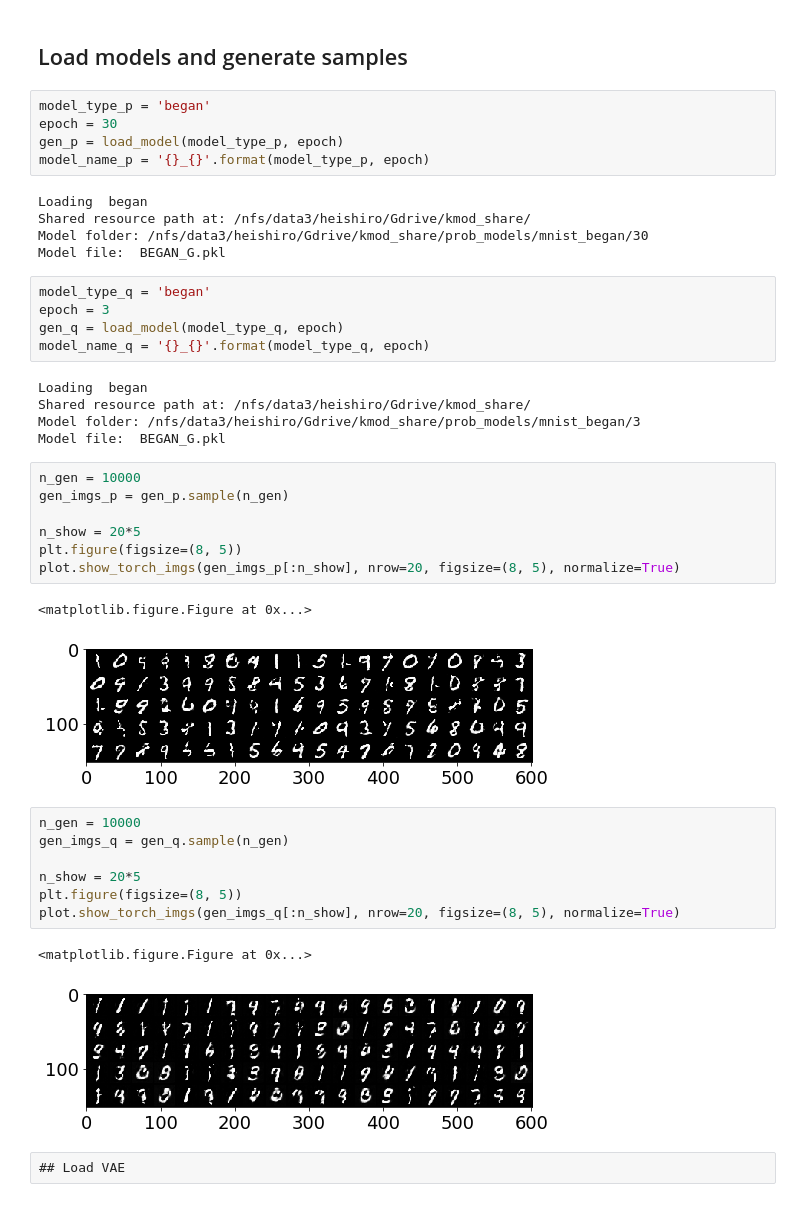
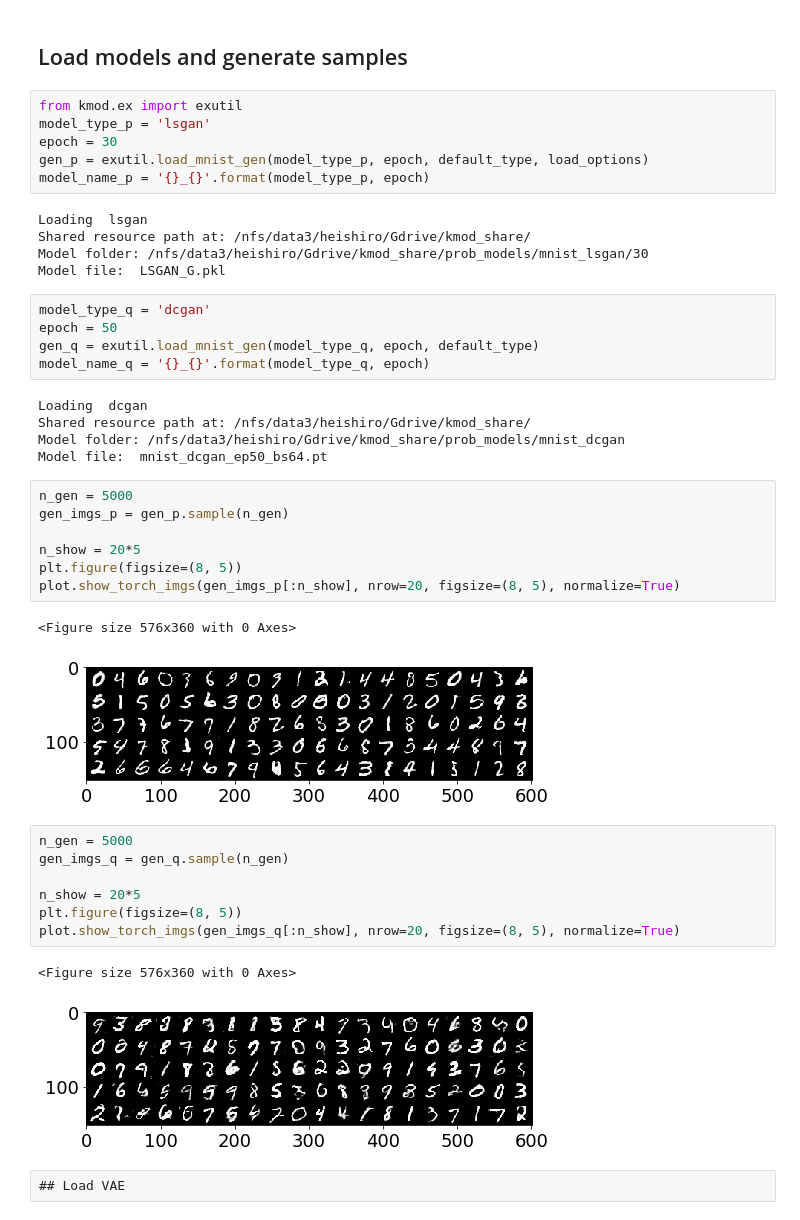
Before and after one commit to wittawatj/kernel-mod, a Jupyter notebook: ipynb/gan/mnist_barchart.ipynb, the cells around one changed output. Saved outputs shown, nothing was run; the diff lists cells and outputs as text.

```diff
--- a/ipynb/gan/mnist_barchart.ipynb
+++ b/ipynb/gan/mnist_barchart.ipynb
@@ -161,45 +119,46 @@ def load_model(model_name, epoch, batch_size=64):
 # %% [markdown]
 ## Load models and generate samples
 # %%
-model_type_p = 'began'
+from kmod.ex import exutil
+model_type_p = 'lsgan'
 epoch = 30
-gen_p = load_model(model_type_p, epoch)
+gen_p = exutil.load_mnist_gen(model_type_p, epoch, default_type, load_options)
 model_name_p = '{}_{}'.format(model_type_p, epoch)
 # %% [output]
-Loading  began
+Loading  lsgan
 Shared resource path at: /nfs/data3/heishiro/Gdrive/kmod_share/
-Model folder: /nfs/data3/heishiro/Gdrive/kmod_share/prob_models/mnist_began/30
-Model file:  BEGAN_G.pkl
+Model folder: /nfs/data3/heishiro/Gdrive/kmod_share/prob_models/mnist_lsgan/30
+Model file:  LSGAN_G.pkl
 # %%
-model_type_q = 'began'
-epoch = 3
-gen_q = load_model(model_type_q, epoch)
+model_type_q = 'dcgan'
+epoch = 50
+gen_q = exutil.load_mnist_gen(model_type_q, epoch, default_type)
 model_name_q = '{}_{}'.format(model_type_q, epoch)
 # %% [output]
-Loading  began
+Loading  dcgan
 Shared resource path at: /nfs/data3/heishiro/Gdrive/kmod_share/
-Model folder: /nfs/data3/heishiro/Gdrive/kmod_share/prob_models/mnist_began/3
-Model file:  BEGAN_G.pkl
+Model folder: /nfs/data3/heishiro/Gdrive/kmod_share/prob_models/mnist_dcgan
+Model file:  mnist_dcgan_ep50_bs64.pt
 # %%
-n_gen = 10000
+n_gen = 5000
 gen_imgs_p = gen_p.sample(n_gen)
 
 n_show = 20*5
 plt.figure(figsize=(8, 5))
 plot.show_torch_imgs(gen_imgs_p[:n_show], nrow=20, figsize=(8, 5), normalize=True)
 # %% [output]
-<matplotlib.figure.Figure at 0x...>
+<Figure size 576x360 with 0 Axes>
-[figure, old version]
+[figure, new version]
 # %%
-n_gen = 10000
+n_gen = 5000
 gen_imgs_q = gen_q.sample(n_gen)
 
 n_show = 20*5
 plt.figure(figsize=(8, 5))
 plot.show_torch_imgs(gen_imgs_q[:n_show], nrow=20, figsize=(8, 5), normalize=True)
 # %% [output]
-<matplotlib.figure.Figure at 0x...>
+<Figure size 576x360 with 0 Axes>
-[figure, old version]
+[figure, new version]
 # %% [raw]
 ## Load VAE
 # %% [raw]
```
Also changed, not shown: parts of 11 cells of this notebook, 2 other files.
